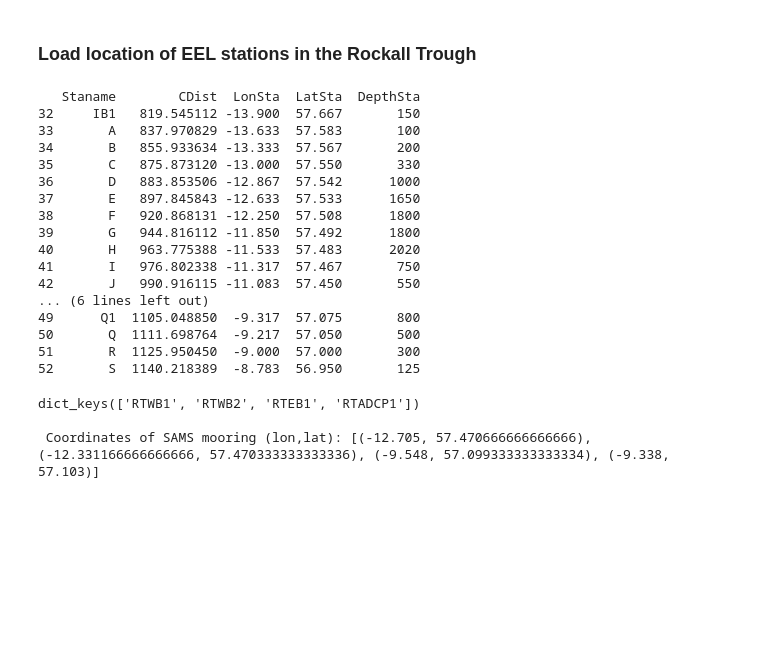
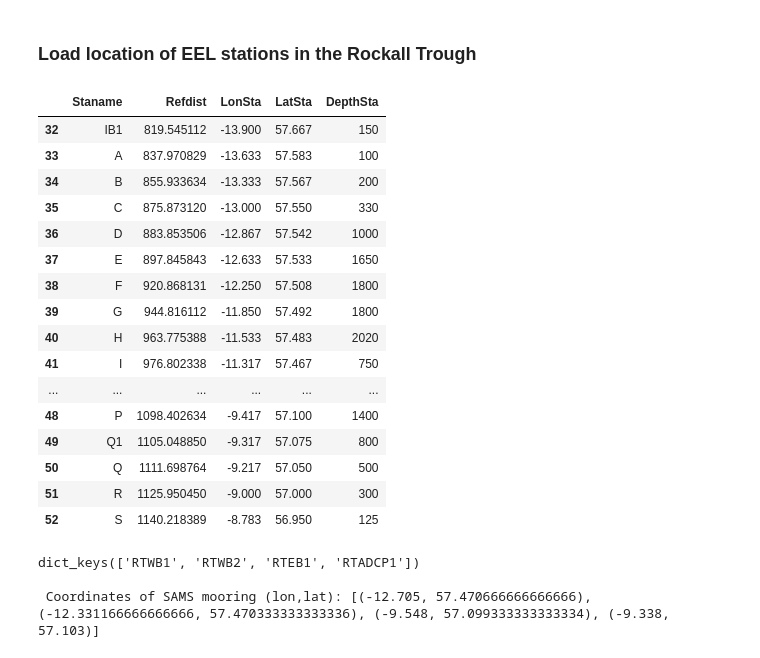
Before and after one commit to lhoupert/analysis_eel_data, a Jupyter notebook: notebooks/00_Plot_map_forRTpaper.ipynb, the cells around one changed output. Saved outputs shown, nothing was run; the diff lists cells and outputs as text; code cells hidden in the pictures; blank space fills up the shorter version.

```diff
--- a/notebooks/00_Plot_map_forRTpaper.ipynb
+++ b/notebooks/00_Plot_map_forRTpaper.ipynb
@@ -28,44 +28,44 @@ from cartopy.mpl.gridliner import LONGITUDE_FORMATTER, LATITUDE_FORMATTER
 # %% [markdown]
 ### Load location of EEL stations in the Rockall Trough
 # %%
-pathdir = '../data/raw'
+pathdir = '../data/raw/csv_ctdgrid'
 
-file3 = pathdir+'/'+'EELCTDandLADCP_refpos_origCTD.csv'
+file3 = pathdir+'/'+'EELCTDandLADCP_refpos.csv'
 dfloc = pd.read_csv(file3,sep=',', index_col=None,
                      header=0)
 
 # Make sure the station name are sorted by their distance along the section
-sdfloc = dfloc.sort_values('CDist', ascending=True)
+sdfloc = dfloc.sort_values('Refdist', ascending=True)
 
 # Reset row index
 sdfloc=sdfloc.reset_index(drop=True)
 
 # Subsample to keep only the EEL stations used in the article (IB1 to S)'
 i1=sdfloc.index[sdfloc['Staname']=='IB1'].values
 i2=sdfloc.index[sdfloc['Staname']=='S'].values
 ista = np.arange(i1,i2+1,1)
 sdflocRT = sdfloc.iloc[ista,:]
 
 # Print new subsample dataframe
-print(sdflocRT)
+sdflocRT
 # %% [output]
-   Staname        CDist  LonSta  LatSta  DepthSta
-32     IB1   819.545112 -13.900  57.667       150
-33       A   837.970829 -13.633  57.583       100
-34       B   855.933634 -13.333  57.567       200
-35       C   875.873120 -13.000  57.550       330
-36       D   883.853506 -12.867  57.542      1000
-37       E   897.845843 -12.633  57.533      1650
-38       F   920.868131 -12.250  57.508      1800
-39       G   944.816112 -11.850  57.492      1800
-40       H   963.775388 -11.533  57.483      2020
-41       I   976.802338 -11.317  57.467       750
-42       J   990.916115 -11.083  57.450       550
-... (6 lines left out)
-49      Q1  1105.048850  -9.317  57.075       800
-50       Q  1111.698764  -9.217  57.050       500
-51       R  1125.950450  -9.000  57.000       300
-52       S  1140.218389  -8.783  56.950       125
+|  | Staname | Refdist | LonSta | LatSta | DepthSta |
+| 32 | IB1 | 819.545112 | -13.900 | 57.667 | 150 |
+| 33 | A | 837.970829 | -13.633 | 57.583 | 100 |
+| 34 | B | 855.933634 | -13.333 | 57.567 | 200 |
+| 35 | C | 875.873120 | -13.000 | 57.550 | 330 |
+| 36 | D | 883.853506 | -12.867 | 57.542 | 1000 |
+| 37 | E | 897.845843 | -12.633 | 57.533 | 1650 |
+| 38 | F | 920.868131 | -12.250 | 57.508 | 1800 |
+| 39 | G | 944.816112 | -11.850 | 57.492 | 1800 |
+| 40 | H | 963.775388 | -11.533 | 57.483 | 2020 |
+| 41 | I | 976.802338 | -11.317 | 57.467 | 750 |
+| ... | ... | ... | ... | ... | ... |
+| 48 | P | 1098.402634 | -9.417 | 57.100 | 1400 |
+| 49 | Q1 | 1105.048850 | -9.317 | 57.075 | 800 |
+| 50 | Q | 1111.698764 | -9.217 | 57.050 | 500 |
+| 51 | R | 1125.950450 | -9.000 | 57.000 | 300 |
+| 52 | S | 1140.218389 | -8.783 | 56.950 | 125 |
 # %%
 # Mooring positions:
 SAMSmoor={}
```
Also changed, not shown: parts of 2 cells of this notebook.
